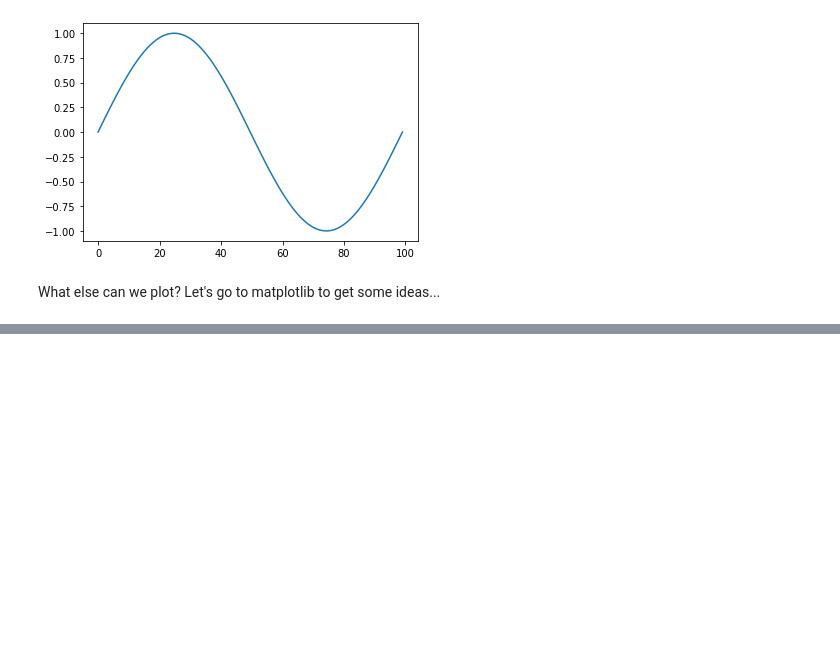
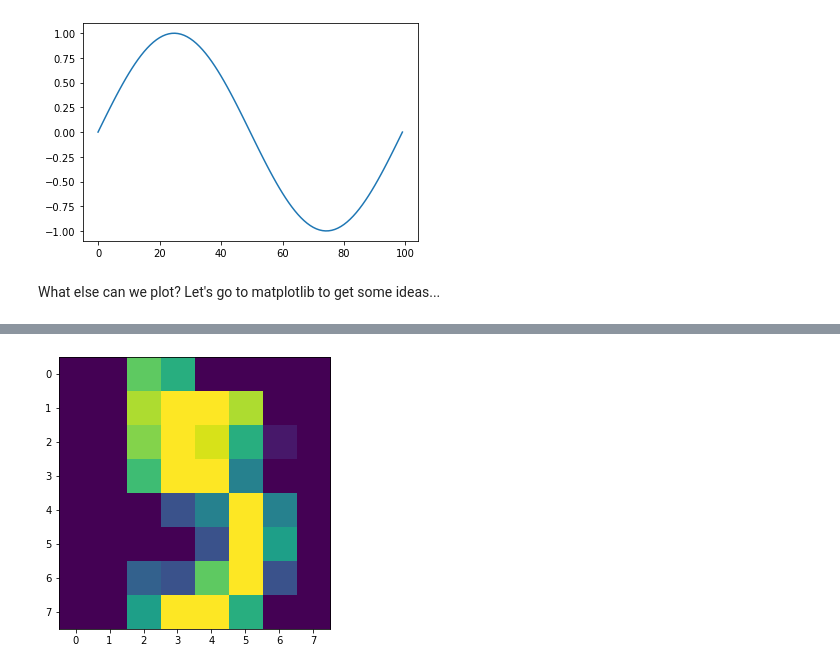
Before and after one commit to wyatt-ai/SportsAnalyticsConcordia, a Jupyter notebook: intro_week_2.ipynb, the cells around one changed output, grey strips where cells are left out. Saved outputs shown, nothing was run; the diff lists cells and outputs as text; code cells hidden in the pictures; blank space fills up the shorter version.

```diff
--- a/intro_week_2.ipynb
+++ b/intro_week_2.ipynb
@@ -189,0 +260,2 @@ Remember an advantage (and disadvantage) of jupyter is that things/variables are
+# %%
+datasets.load_digits().DESCR
@@ -189,0 +264,5 @@ Remember an advantage (and disadvantage) of jupyter is that things/variables are
+# %%
+import pandas as pd
+digits = pd.DataFrame(datasets.load_digits().data)
+digits['target'] = datasets.load_digits().target
+digits.head()
@@ -189,0 +276,9 @@ Remember an advantage (and disadvantage) of jupyter is that things/variables are
+# %%
+#Code to display the first image #
+digits_matrix = datasets.load_digits().data
+import matplotlib.pyplot as plt
+plt.figure(figsize=(5,5))
+plt.imshow(digits_matrix[5].reshape(8,8))
+plt.show()
+# %% [output]
+[figure, added]
```
Also changed, not shown: parts of 14 cells of this notebook, 1 other file.
